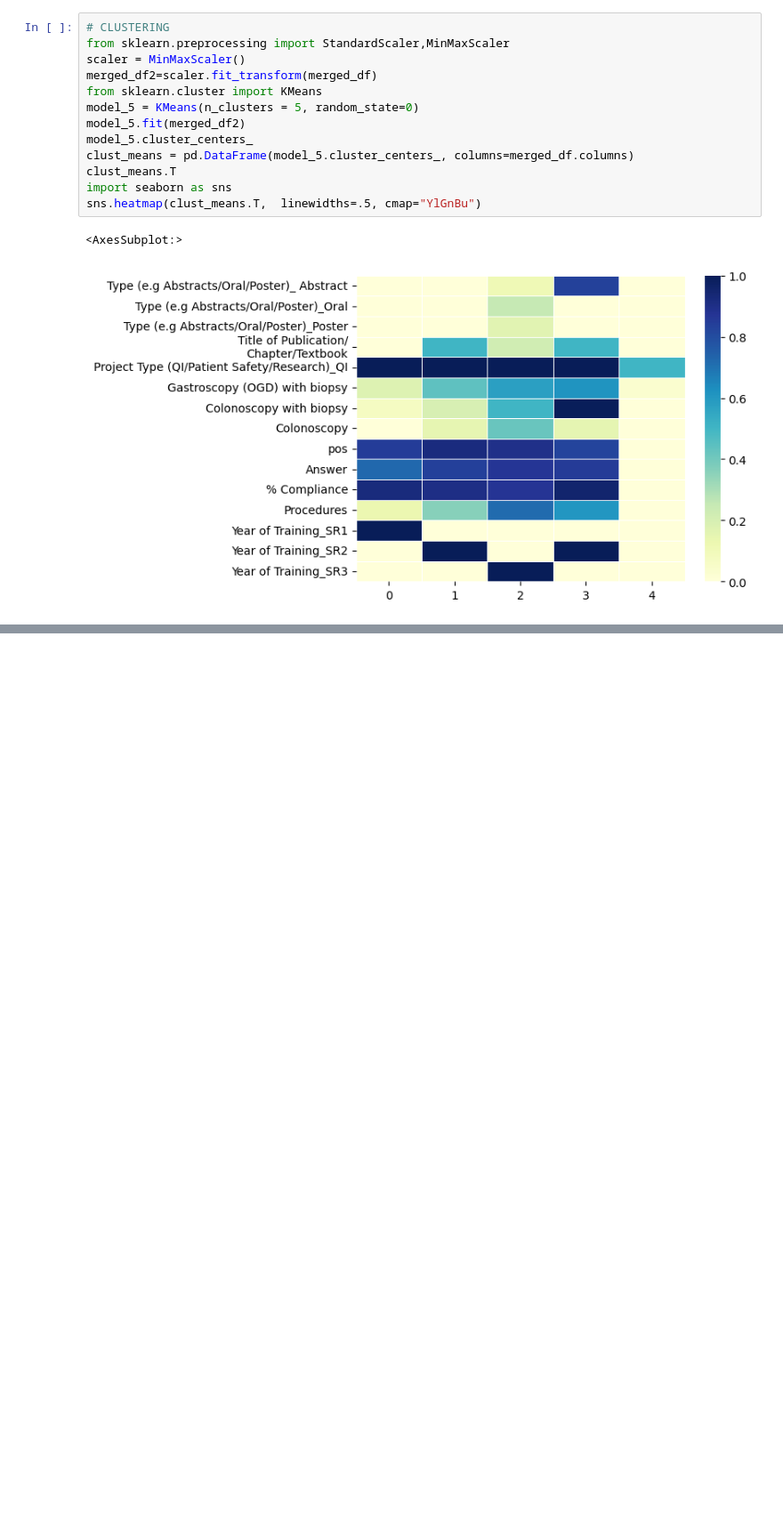
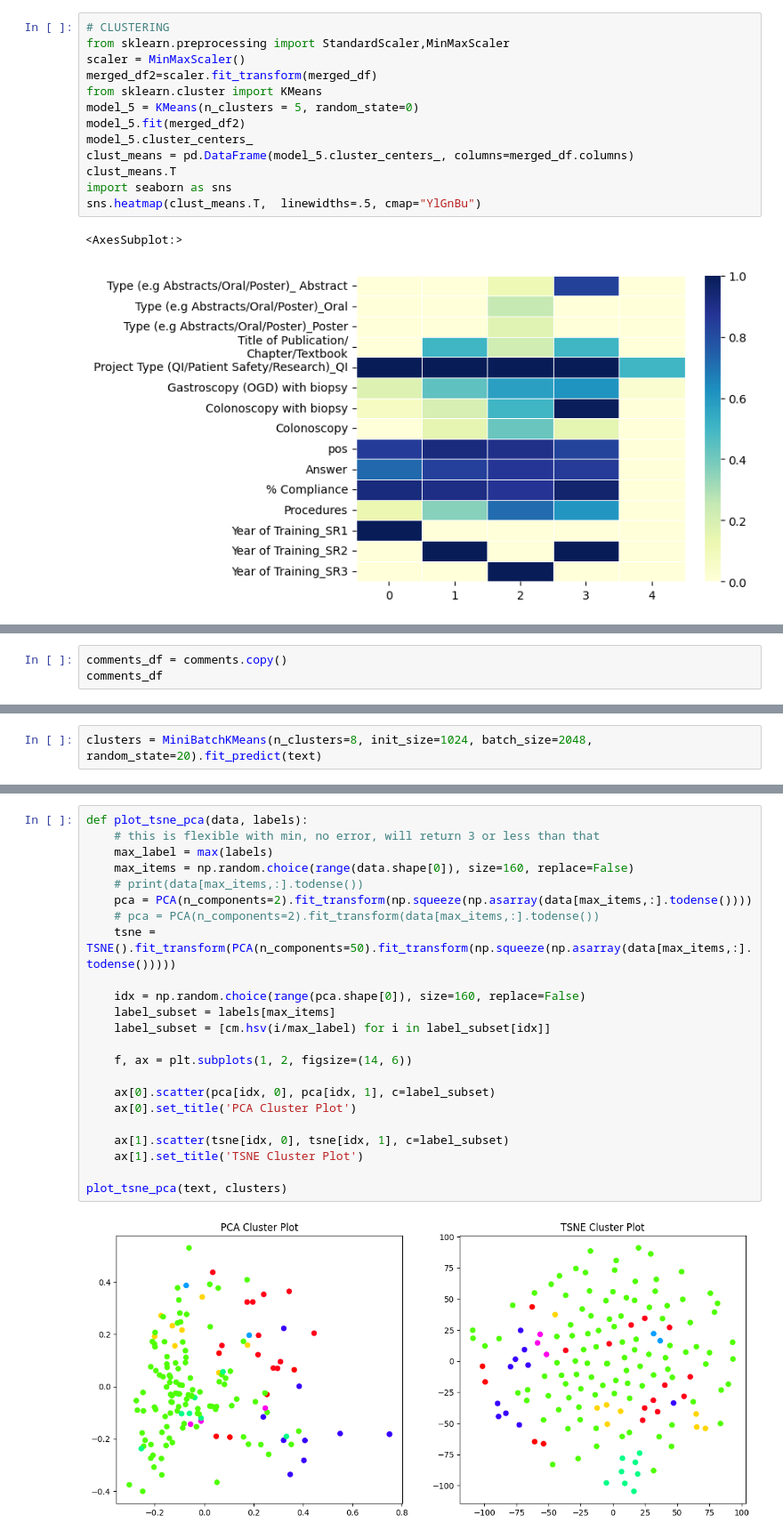
Before and after one commit to dracolim/FYP-GoodHealth, a Jupyter notebook: ML/sentiment analysis/sentiment+cluster.ipynb, the cells around one changed output, grey strips where cells are left out. Shown at 89% size. Cells and saved outputs as stored; diff of their text form; blank space fills up the shorter version.

```diff
--- a/ML/sentiment analysis/sentiment+cluster.ipynb
+++ b/ML/sentiment analysis/sentiment+cluster.ipynb
@@ -1683,0 +1694,3 @@ sns.heatmap(clust_means.T,  linewidths=.5, cmap="YlGnBu")
+# %%
+comments_df = comments.copy()
+comments_df
@@ -1683,0 +2072,2 @@ sns.heatmap(clust_means.T,  linewidths=.5, cmap="YlGnBu")
+# %%
+clusters = MiniBatchKMeans(n_clusters=8, init_size=1024, batch_size=2048, random_state=20).fit_predict(text)
@@ -1683,0 +2078,25 @@ sns.heatmap(clust_means.T,  linewidths=.5, cmap="YlGnBu")
+# %%
+def plot_tsne_pca(data, labels):
+    # this is flexible with min, no error, will return 3 or less than that
+    max_label = max(labels)
+    max_items = np.random.choice(range(data.shape[0]), size=160, replace=False)
+    # print(data[max_items,:].todense())
+    pca = PCA(n_components=2).fit_transform(np.squeeze(np.asarray(data[max_items,:].todense())))
+    # pca = PCA(n_components=2).fit_transform(data[max_items,:].todense())
+    tsne = TSNE().fit_transform(PCA(n_components=50).fit_transform(np.squeeze(np.asarray(data[max_items,:].todense()))))
+
+    idx = np.random.choice(range(pca.shape[0]), size=160, replace=False)
+    label_subset = labels[max_items]
+    label_subset = [cm.hsv(i/max_label) for i in label_subset[idx]]
+
+    f, ax = plt.subplots(1, 2, figsize=(14, 6))
+
+    ax[0].scatter(pca[idx, 0], pca[idx, 1], c=label_subset)
+    ax[0].set_title('PCA Cluster Plot')
+
+    ax[1].scatter(tsne[idx, 0], tsne[idx, 1], c=label_subset)
+    ax[1].set_title('TSNE Cluster Plot')
+
+plot_tsne_pca(text, clusters)
+# %% [output]
+[figure, added]
```
Also changed, not shown: parts of 37 cells of this notebook.
